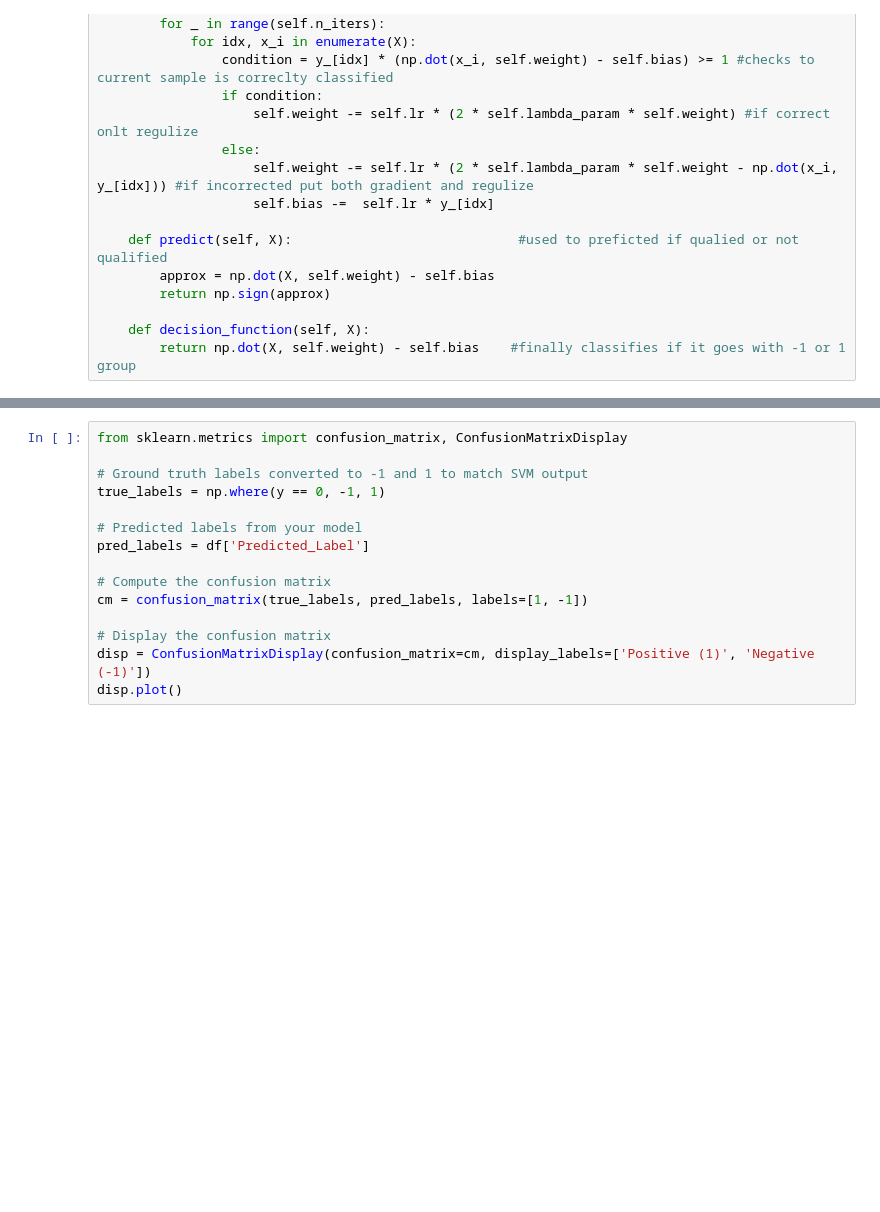
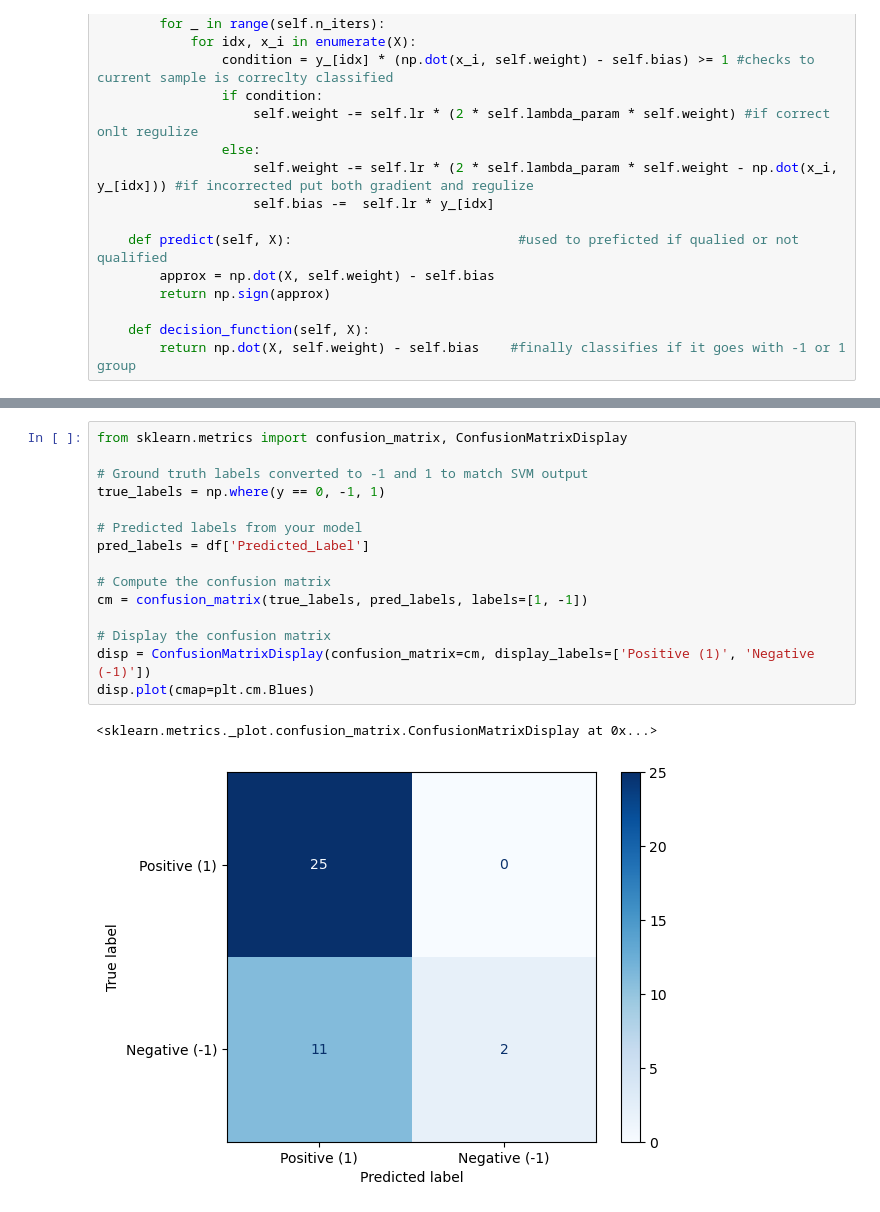
Before and after one commit to henry-AY/ResumeScreening, a Jupyter notebook: Resume_Screening.ipynb, the cells around one changed output, grey strips where cells are left out. Saved outputs shown, nothing was run; the diff lists cells and outputs as text; blank space fills up the shorter version.

```diff
--- a/Resume_Screening.ipynb
+++ b/Resume_Screening.ipynb
@@ -900,15 +902,18 @@ print(f"Training accuracy: {accuracy * 100:.2f}%")
 # %%
 from sklearn.metrics import confusion_matrix, ConfusionMatrixDisplay
 
 # Ground truth labels converted to -1 and 1 to match SVM output
 true_labels = np.where(y == 0, -1, 1)
 
 # Predicted labels from your model
 pred_labels = df['Predicted_Label']
 
 # Compute the confusion matrix
 cm = confusion_matrix(true_labels, pred_labels, labels=[1, -1])
 
 # Display the confusion matrix
 disp = ConfusionMatrixDisplay(confusion_matrix=cm, display_labels=['Positive (1)', 'Negative (-1)'])
-disp.plot()
+disp.plot(cmap=plt.cm.Blues)
+# %% [output]
+<sklearn.metrics._plot.confusion_matrix.ConfusionMatrixDisplay at 0x...>
+[figure, added]
```
Also changed, not shown: parts of 2 cells of this notebook.
